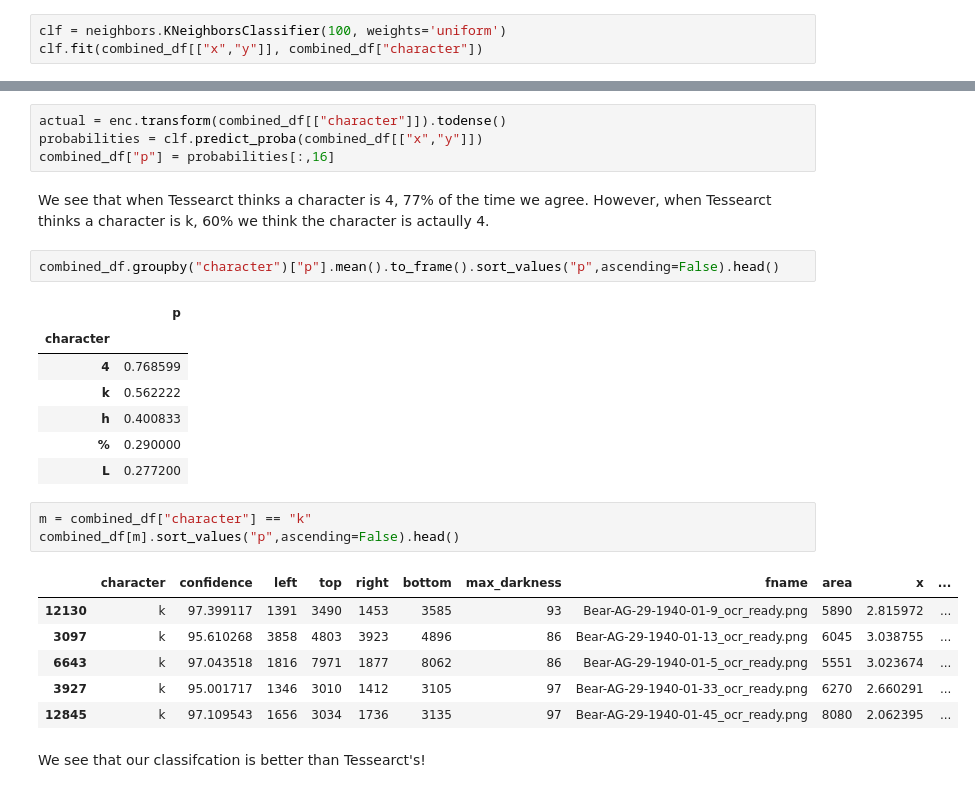
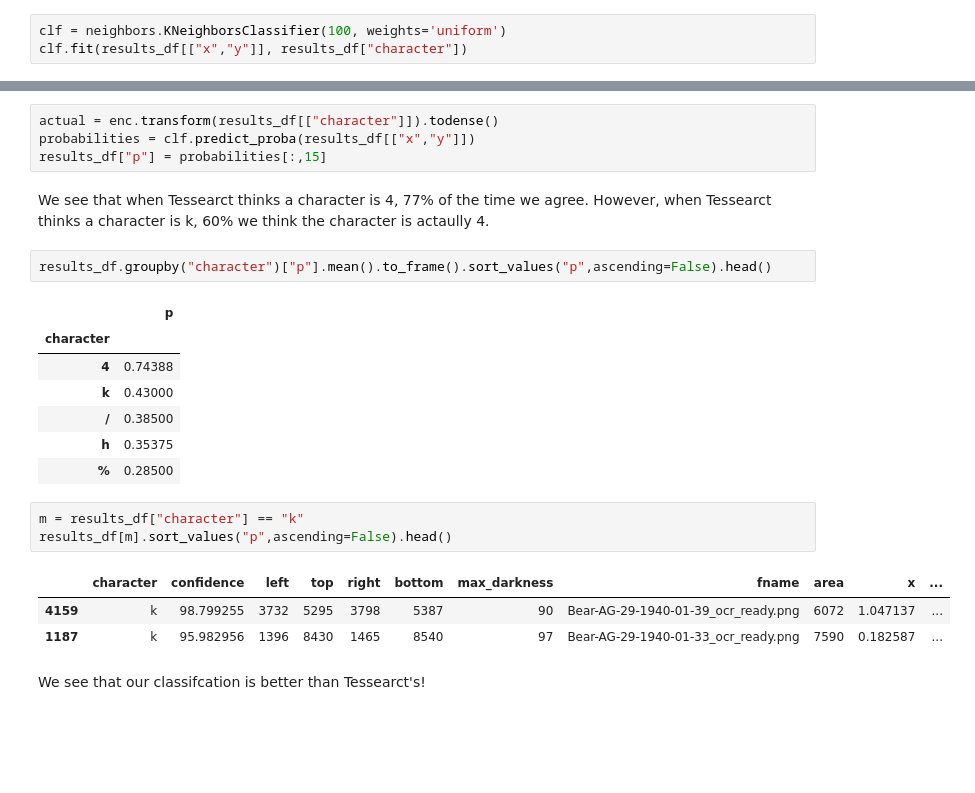
Before and after one commit to ggdhines/historical-transcriptions, a Jupyter notebook: notebooks/ocr followup.ipynb, the cells around one changed output, grey strips where cells are left out. Saved outputs shown, nothing was run; the diff lists cells and outputs as text; blank space fills up the shorter version.

```diff
--- a/notebooks/ocr followup.ipynb
+++ b/notebooks/ocr followup.ipynb
@@ -473,7 +473,7 @@ plt.show()
 [figure]
 # %%
 clf = neighbors.KNeighborsClassifier(100, weights='uniform')
-clf.fit(combined_df[["x","y"]], combined_df["character"])
+clf.fit(results_df[["x","y"]], results_df["character"])
 # %% [output]
 KNeighborsClassifier(n_neighbors=100)
 # %%
@@ -557,28 +554,25 @@ ideal_df[ideal_df["character"] == "4"]
 # %%
-actual = enc.transform(combined_df[["character"]]).todense()
-probabilities = clf.predict_proba(combined_df[["x","y"]])
-combined_df["p"] = probabilities[:,16]
+actual = enc.transform(results_df[["character"]]).todense()
+probabilities = clf.predict_proba(results_df[["x","y"]])
+results_df["p"] = probabilities[:,15]
 # %% [markdown]
 We see that when Tessearct thinks a character is 4, 77% of the time we agree. However, when Tessearct thinks a character is k, 60% we think the character is actaully 4.
 # %%
-combined_df.groupby("character")["p"].mean().to_frame().sort_values("p",ascending=False).head()
+results_df.groupby("character")["p"].mean().to_frame().sort_values("p",ascending=False).head()
 # %% [output]
 |  | p |
 | character |  |
-| 4 | 0.768599 |
-| k | 0.562222 |
-| h | 0.400833 |
-| % | 0.290000 |
-| L | 0.277200 |
+| 4 | 0.74388 |
+| k | 0.43000 |
+| / | 0.38500 |
+| h | 0.35375 |
+| % | 0.28500 |
 # %%
-m = combined_df["character"] == "k"
-combined_df[m].sort_values("p",ascending=False).head()
+m = results_df["character"] == "k"
+results_df[m].sort_values("p",ascending=False).head()
 # %% [output]
 |  | character | confidence | left | top | right | bottom | max_darkness | fname | area | x | ... |
-| 12130 | k | 97.399117 | 1391 | 3490 | 1453 | 3585 | 93 | Bear-AG-29-1940-01-9_ocr_ready.png | 5890 | 2.815972 | ... |
-| 3097 | k | 95.610268 | 3858 | 4803 | 3923 | 4896 | 86 | Bear-AG-29-1940-01-13_ocr_ready.png | 6045 | 3.038755 | ... |
-| 6643 | k | 97.043518 | 1816 | 7971 | 1877 | 8062 | 86 | Bear-AG-29-1940-01-5_ocr_ready.png | 5551 | 3.023674 | ... |
-| 3927 | k | 95.001717 | 1346 | 3010 | 1412 | 3105 | 97 | Bear-AG-29-1940-01-33_ocr_ready.png | 6270 | 2.660291 | ... |
-| 12845 | k | 97.109543 | 1656 | 3034 | 1736 | 3135 | 97 | Bear-AG-29-1940-01-45_ocr_ready.png | 8080 | 2.062395 | ... |
+| 4159 | k | 98.799255 | 3732 | 5295 | 3798 | 5387 | 90 | Bear-AG-29-1940-01-39_ocr_ready.png | 6072 | 1.047137 | ... |
+| 1187 | k | 95.982956 | 1396 | 8430 | 1465 | 8540 | 97 | Bear-AG-29-1940-01-33_ocr_ready.png | 7590 | 0.182587 | ... |
 # %% [markdown]
 We see that our classifcation is better than Tessearct's!
```
Also changed, not shown: parts of 12 cells of this notebook.
